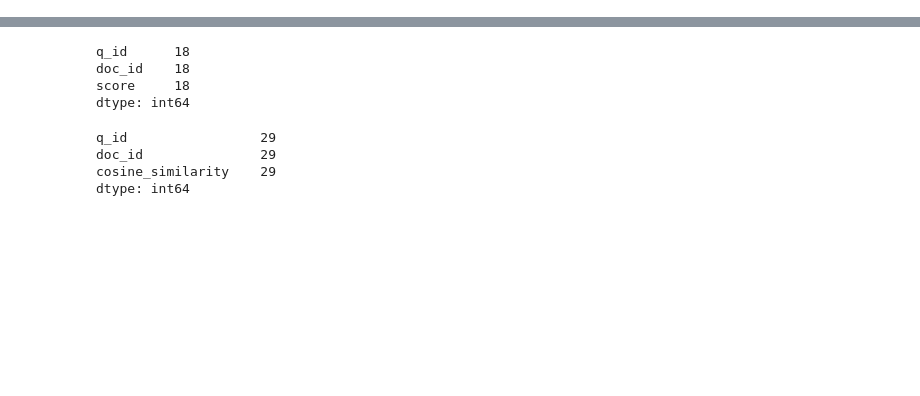
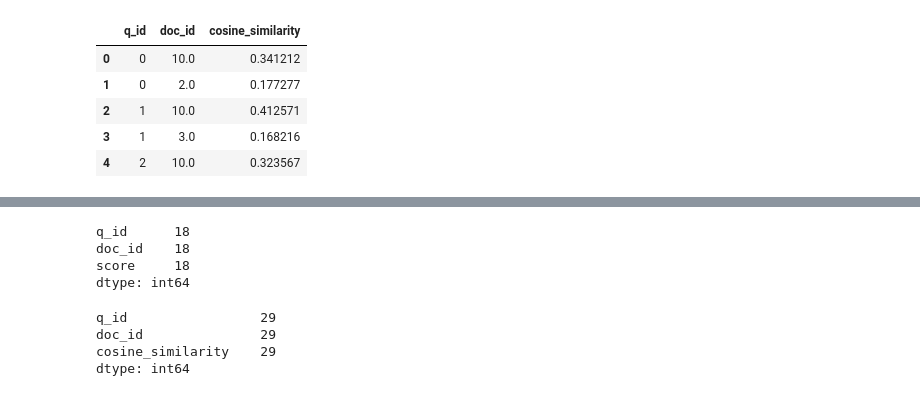
Before and after one commit to Taaniya/semantic-search-for-info-retrieval, a Jupyter notebook: semantic_search_evaluation_with_ranx.ipynb, the cells around one changed output, grey strips where cells are left out. Drawn from its saved outputs; the diff is of its cells as text; code cells hidden in the pictures; blank space fills up the shorter version.

```diff
--- a/semantic_search_evaluation_with_ranx.ipynb
+++ b/semantic_search_evaluation_with_ranx.ipynb
@@ -17,3 +44,12 @@ run_df = pd.read_excel(preds_run_path)
+# %%
+run_df.head()
+# %% [output]
+|  | q_id | doc_id | cosine_similarity |
+| 0 | 0 | 10.0 | 0.341212 |
+| 1 | 0 | 2.0 | 0.177277 |
+| 2 | 1 | 10.0 | 0.412571 |
+| 3 | 1 | 3.0 | 0.168216 |
+| 4 | 2 | 10.0 | 0.323567 |
 # %%
 # drop rows where there is no doc_id for a query
 run_df = run_df.dropna(subset=['doc_id'])
```
Also changed, not shown: parts of 5 cells of this notebook.
